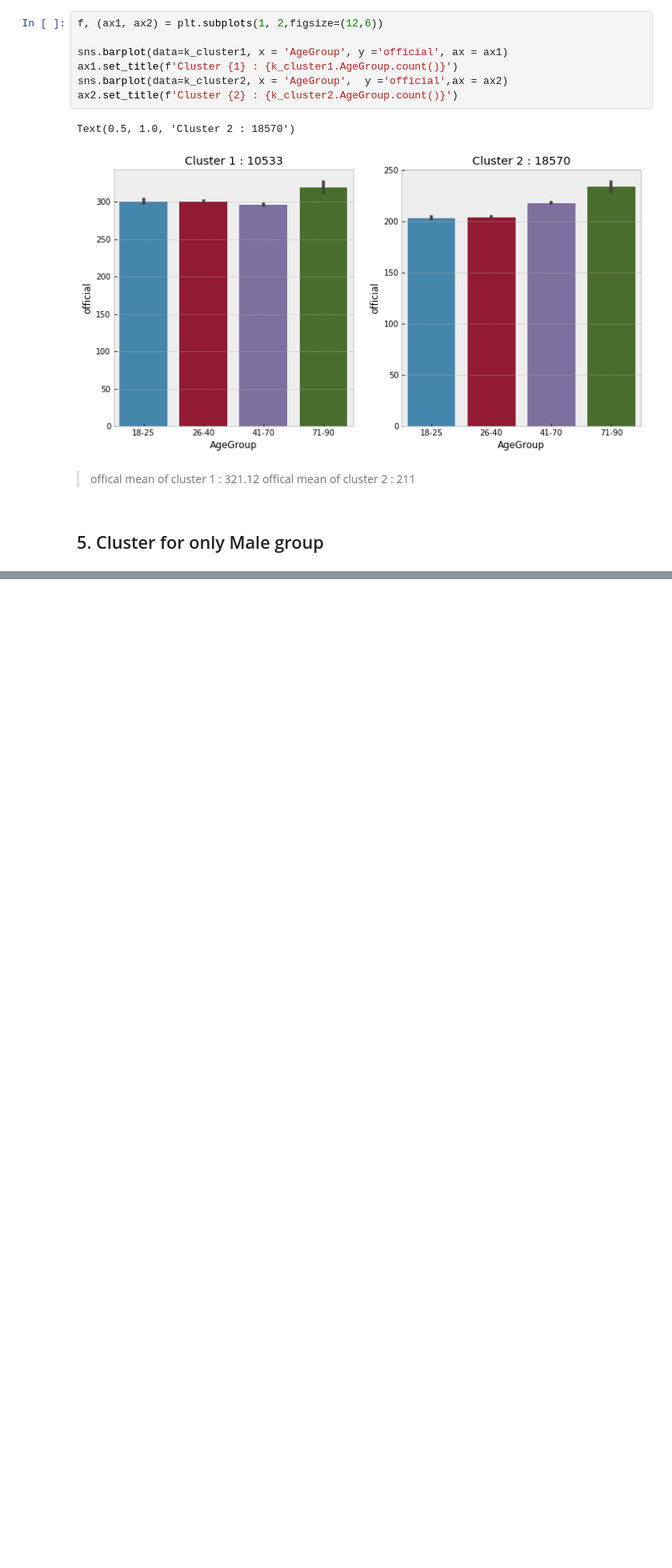
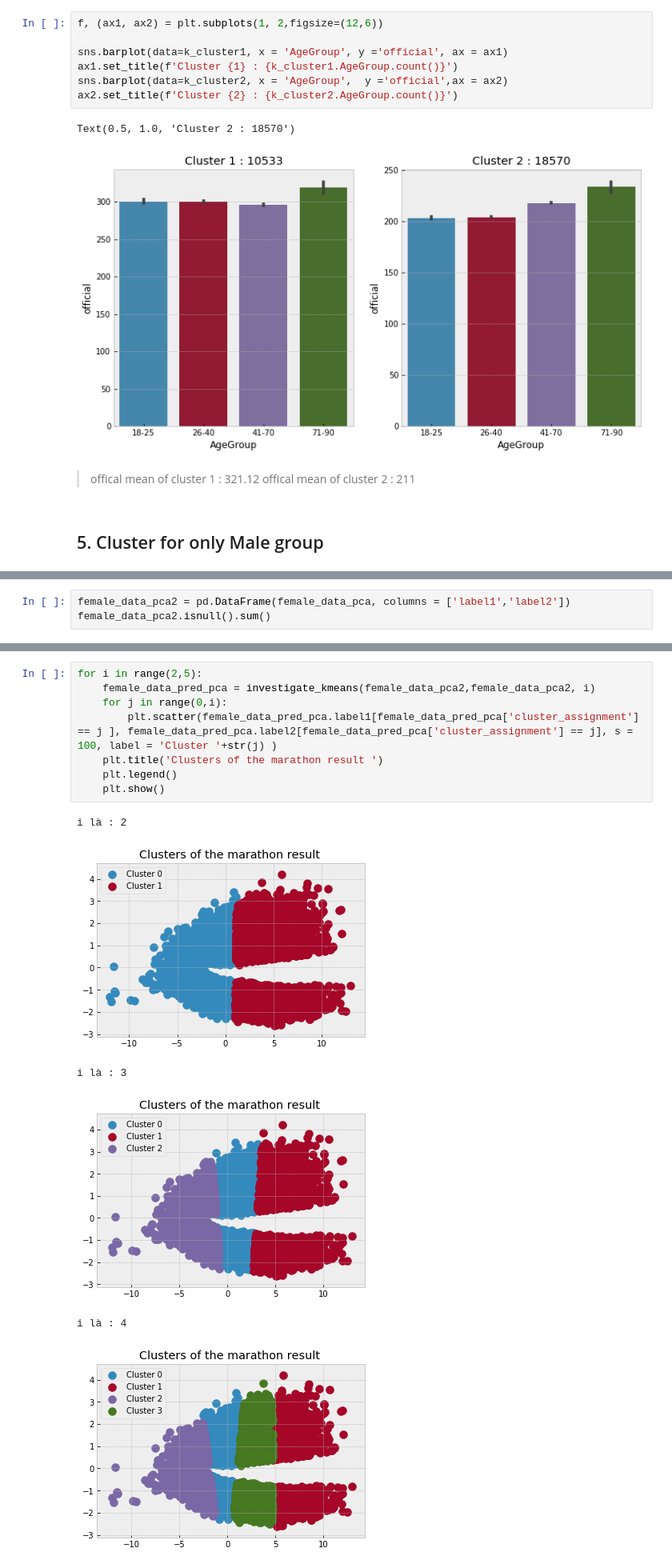
Before and after one commit to uml4/machine_learning_course, a Jupyter notebook: Boston Marathon project/Boston Marathon project.ipynb, the cells around one changed output, grey strips where cells are left out. Shown at 80% size. Saved outputs shown, nothing was run; the diff lists cells and outputs as text; blank space fills up the shorter version.

```diff
--- a/Boston Marathon project/Boston Marathon project.ipynb
+++ b/Boston Marathon project/Boston Marathon project.ipynb
@@ -662,0 +820,3 @@ Text(0.5, 1.0, 'Cluster 2 : 18570')
+# %%
+female_data_pca2 = pd.DataFrame(female_data_pca, columns = ['label1','label2'])
+female_data_pca2.isnull().sum()
@@ -662,0 +827,15 @@ Text(0.5, 1.0, 'Cluster 2 : 18570')
+# %%
+for i in range(2,5):
+    female_data_pred_pca = investigate_kmeans(female_data_pca2,female_data_pca2, i)
+    for j in range(0,i):
+        plt.scatter(female_data_pred_pca.label1[female_data_pred_pca['cluster_assignment'] == j ], female_data_pred_pca.label2[female_data_pred_pca['cluster_assignment'] == j], s = 100, label = 'Cluster '+str(j) )
+    plt.title('Clusters of the marathon result ')
+    plt.legend()
+    plt.show()
+# %% [output]
+i là : 2
+[figure, added]
+i là : 3
+[figure, added]
+i là : 4
+[figure, added]
```
Also changed, not shown: parts of 23 cells of this notebook.
